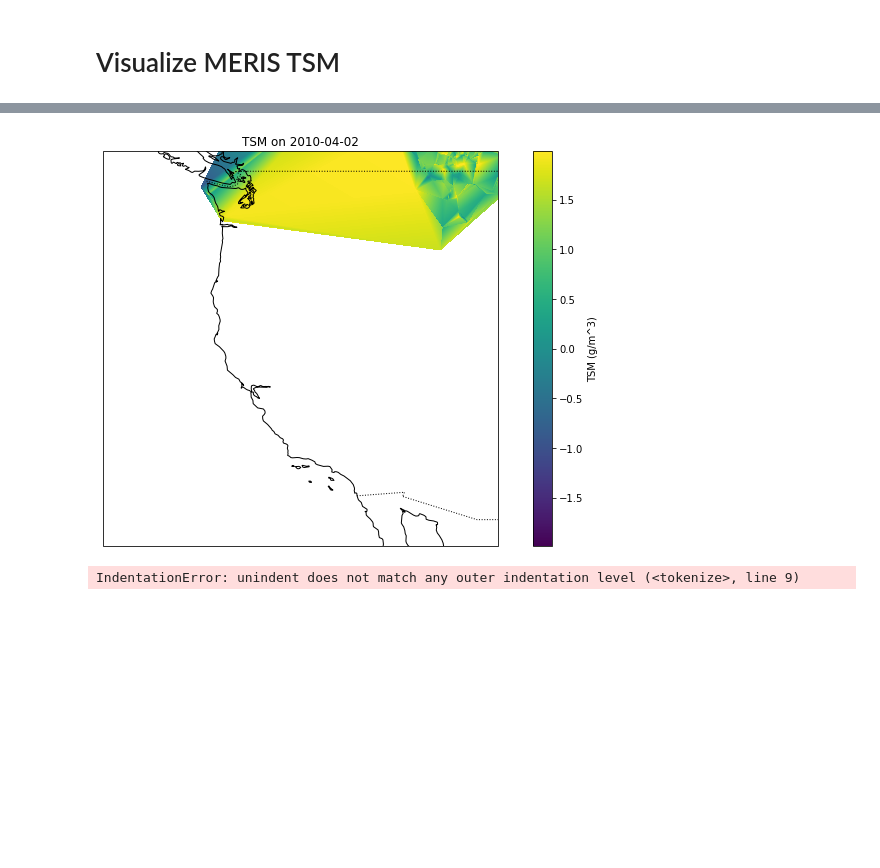
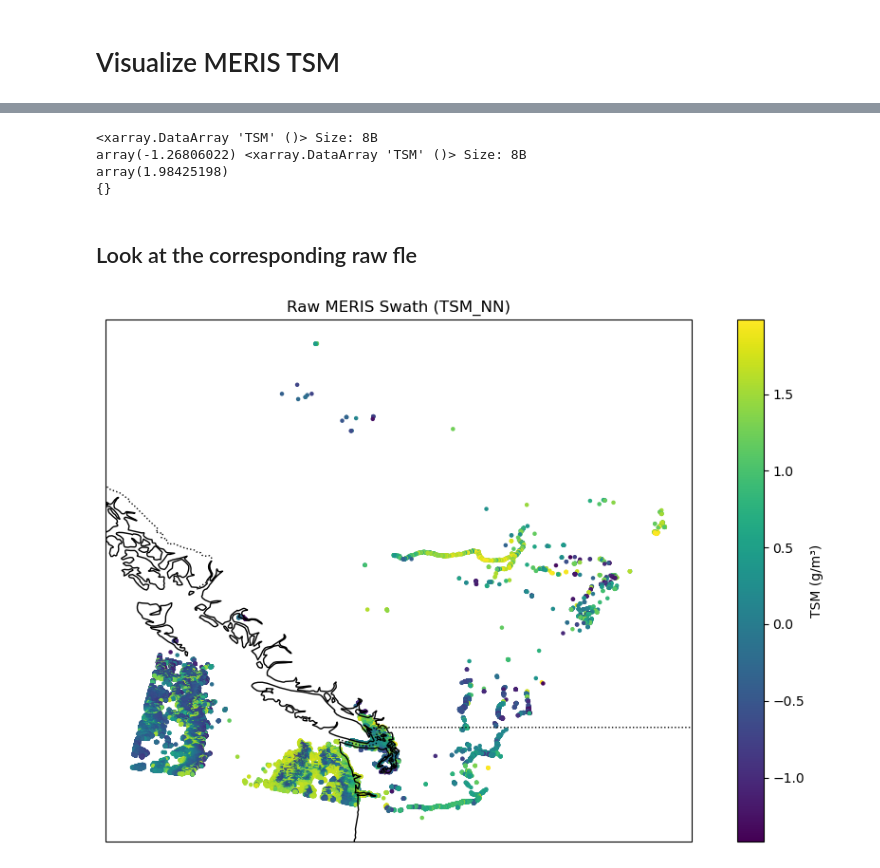
Before and after one commit to amulopez/MERIS_TSM, a Jupyter notebook: meris_pipeline/examples/visualize_meris_tsm.ipynb, the cells around one changed output, grey strips where cells are left out. Drawn from its saved outputs; the diff is of its cells as text; code cells hidden in the pictures; blank space fills up the shorter version.

```diff
--- a/meris_pipeline/examples/visualize_meris_tsm.ipynb
+++ b/meris_pipeline/examples/visualize_meris_tsm.ipynb
@@ -40,27 +26,0 @@ plt.show()
-# %%
-# Plot 2: Map of first time step
-first = tsm.isel(time=2)
-plt.figure(figsize=(10, 6))
-ax = plt.axes(projection=ccrs.PlateCarree())
-first.plot(ax=ax, cmap="viridis", cbar_kwargs={"label": "TSM (g/m^3)"})
-ax.add_feature(cfeature.COASTLINE)
-ax.add_feature(cfeature.BORDERS, linestyle=":")
-ax.set_title(f"TSM on {str(first.time.values)[:10]}")
-plt.tight_layout()
-plt.show()
-# %% [output]
-[figure, removed]
-# %%
-# Plot 3: Optional animation preview
-# Uncomment below to preview animation of time steps (slower for large datasets)
-import matplotlib.animation as animation
-fig, ax = plt.subplots(figsize=(8, 5))
-img = tsm.isel(time=0).plot(ax=ax, animated=True, cmap="viridis")
-
-def animate(i):
-    img.set_array(tsm.isel(time=i).values.flatten())
-    ax.set_title(str(tsm.time[i].values)[:10])
-    ani = animation.FuncAnimation(fig, animate, frames=len(tsm.time), interval=500)
-    plt.show()
-# %% [output]
-IndentationError: unindent does not match any outer indentation level (<tokenize>, line 9)
@@ -66,0 +55,34 @@ IndentationError: unindent does not match any outer indentation level (<tokenize
+# %%
+print(ds.TSM.min(), ds.TSM.max())
+print(ds.TSM.attrs)  # Any _FillValue or nodata attributes?
+# %% [output]
+<xarray.DataArray 'TSM' ()> Size: 8B
+array(-1.26806022) <xarray.DataArray 'TSM' ()> Size: 8B
+array(1.98425198)
+{}
+# %% [markdown]
+## Look at the corresponding raw fle
+# %%
+## Look at the corresponding raw fle
+# Load raw files
+tsm = xr.open_dataset("../../MERIS_downloads/processed/EN1_MDSI_MER_FRS_2P_20100401T185204_20100401T190059_042280_0142_20180216T184111_0100/tsm_nn.nc")["TSM_NN"].values
+lat = xr.open_dataset("../../MERIS_downloads/processed/EN1_MDSI_MER_FRS_2P_20100401T185204_20100401T190059_042280_0142_20180216T184111_0100/geo_coordinates.nc")["latitude"].values
+lon = xr.open_dataset("../../MERIS_downloads/processed/EN1_MDSI_MER_FRS_2P_20100401T185204_20100401T190059_042280_0142_20180216T184111_0100/geo_coordinates.nc")["longitude"].values
+
+# Mask invalids
+mask = ~np.isnan(tsm)
+lat_valid = lat[mask]
+lon_valid = lon[mask]
+tsm_valid = tsm[mask]
+
+# Plot scatter
+fig, ax = plt.subplots(figsize=(10, 6), subplot_kw={"projection": ccrs.PlateCarree()})
+sc = ax.scatter(lon_valid, lat_valid, c=tsm_valid, cmap="viridis", s=5, transform=ccrs.PlateCarree())
+ax.add_feature(cfeature.COASTLINE)
+ax.add_feature(cfeature.BORDERS, linestyle=":")
+plt.colorbar(sc, label="TSM (g/m³)")
+plt.title("Raw MERIS Swath (TSM_NN)")
+plt.tight_layout()
+plt.show()
+# %% [output]
+[figure, added]
```
Also changed, not shown: parts of 5 cells of this notebook, 8 other files.
